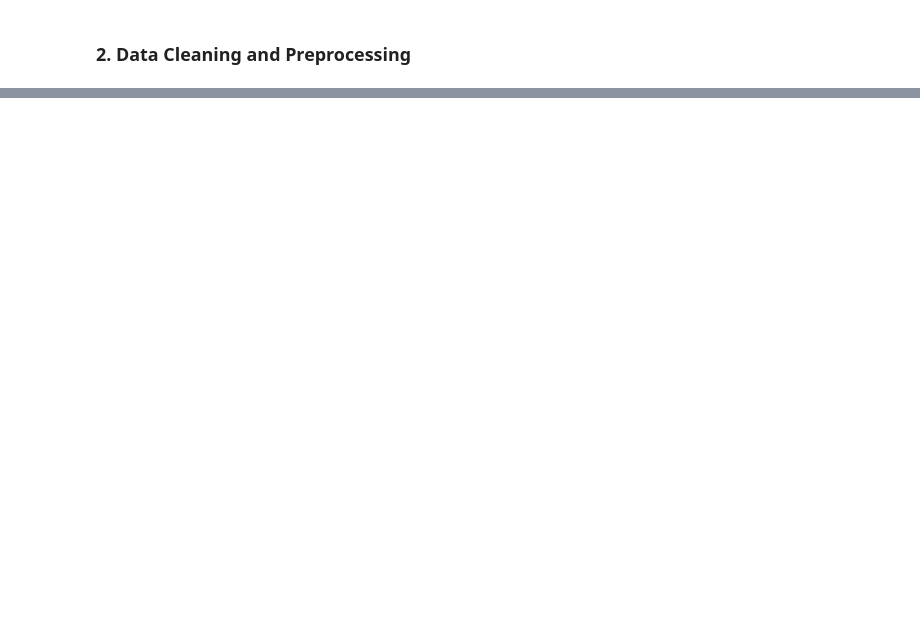
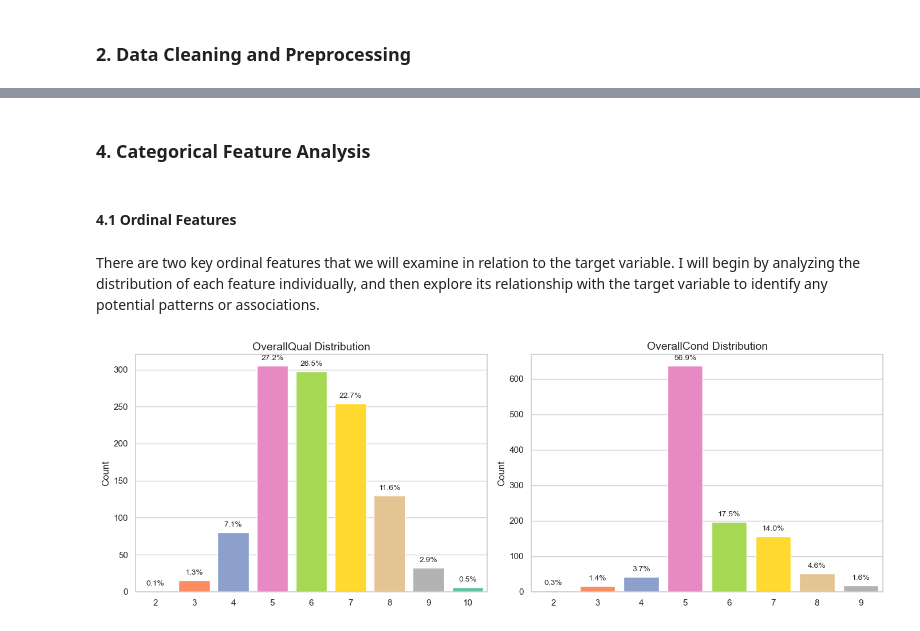
Before and after one commit to b-4her/2010-house-price-prediction, a Jupyter notebook: notebooks/EDA.ipynb, the cells around one changed output, grey strips where cells are left out. Saved outputs shown, nothing was run; the diff lists cells and outputs as text; code cells hidden in the pictures; blank space fills up the shorter version.

```diff
--- a/notebooks/EDA.ipynb
+++ b/notebooks/EDA.ipynb
@@ -259,0 +1019,56 @@ Index(['Id', 'MSSubClass', 'MSZoning', 'LotFrontage', 'LotArea', 'Street',
+# %%
+# we can stick with the log version for the upcoming stages
+df.drop("SalePrice", axis=1, inplace=True)
+# %% [markdown]
+### 4. Categorical Feature Analysis
+# %% [markdown]
+#### 4.1 Ordinal Features
+# %% [markdown]
+There are two key ordinal features that we will examine in relation to the target variable. I will begin by analyzing the distribution of each feature individually, and then explore its relationship with the target variable to identify any potential patterns or associations.
+# %%
+# Ordinal columns
+cat_cols = ["OverallQual", "OverallCond"]
+
+n = len(cat_cols)
+
+fig, axes = plt.subplots(1, n, figsize=(7 * n, 5))
+sns.set_theme(style="whitegrid")
+
+# If only one column, make axes iterable
+if n == 1:
+    axes = [axes]
+
+for i, col in enumerate(cat_cols):
+    ax = axes[i]
+
+    counts = df[col].value_counts().sort_index()
+    total = counts.sum()
+    order = counts.index
+
+    plot = sns.countplot(data=df, x=col, ax=ax, order=order)
+
+    colors = sns.color_palette("Set2", len(order))
+    for patch, color in zip(ax.patches, colors):
+        patch.set_facecolor(color)
+
+    ax.set_title(f"{col} Distribution", fontsize=14)
+    ax.set_xlabel("")
+    ax.set_ylabel("Count")
+    ax.set_xticks(range(len(order)))
+    ax.set_xticklabels(order, ha="center", fontsize=11)
+
+    for p in ax.patches:
+        height = p.get_height()
+        percent = f"{(height / total) * 100:.1f}%"
+        ax.annotate(percent,
+                    (p.get_x() + p.get_width() / 2., height),
+                    ha="center",
+                    va="bottom",
+                    fontsize=10,
+                    xytext=(0, 5),
+                    textcoords="offset points")
+
+plt.tight_layout()
+plt.show()
+# %% [output]
+[figure, added]
```
Also changed, not shown: parts of 54 cells of this notebook.
